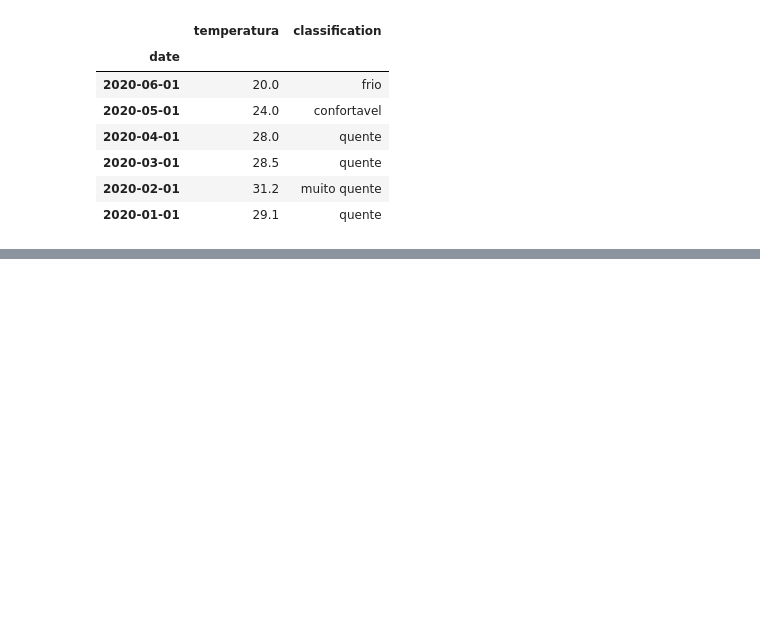
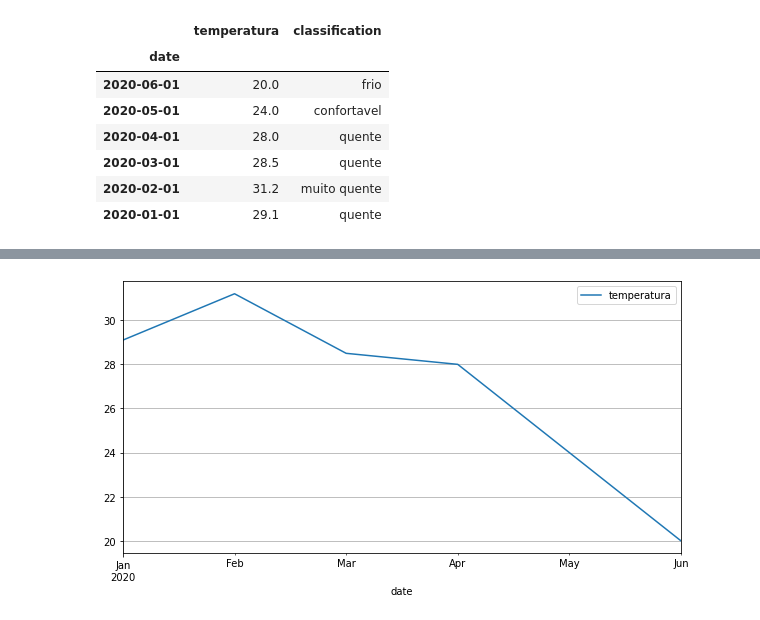
Before and after one commit to wallaceleonardo/bootcamp-IGTI-Desenvolvedor_Python, a Jupyter notebook: Pandas.ipynb, the cells around one changed output, grey strips where cells are left out. Cells and saved outputs as stored; diff of their text form; code cells hidden in the pictures; blank space fills up the shorter version.

```diff
--- a/Pandas.ipynb
+++ b/Pandas.ipynb
@@ -426,0 +438,5 @@ df.sort_index(ascending=False)
+# %%
+# plot de linhas: grid
+df.plot(figsize=(10, 5), grid=True);
+# %% [output]
+[figure, added]
```
Also changed, not shown: parts of 8 cells of this notebook.
